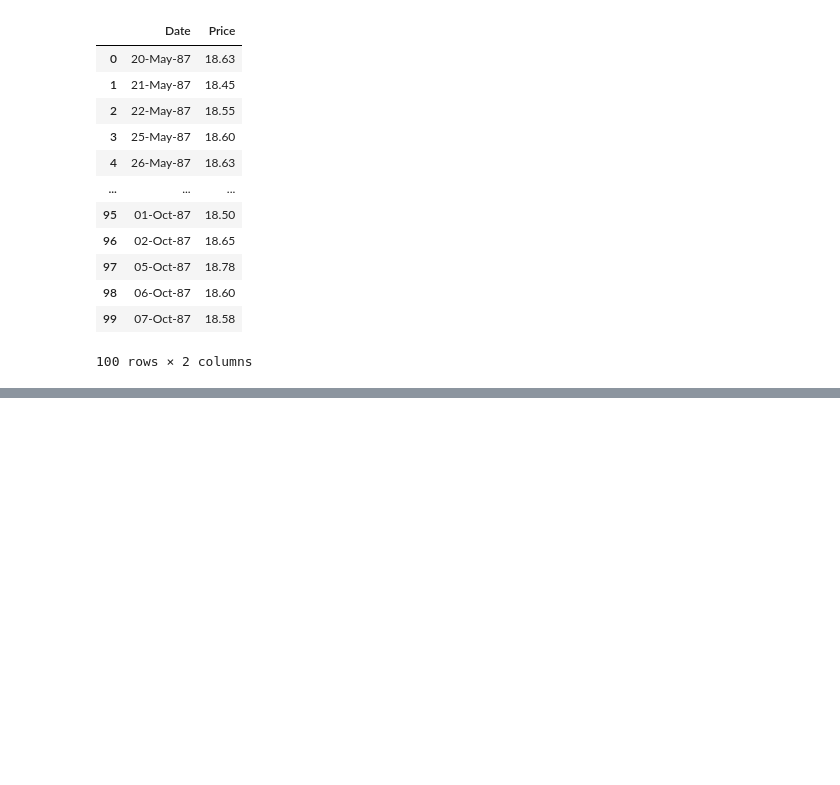
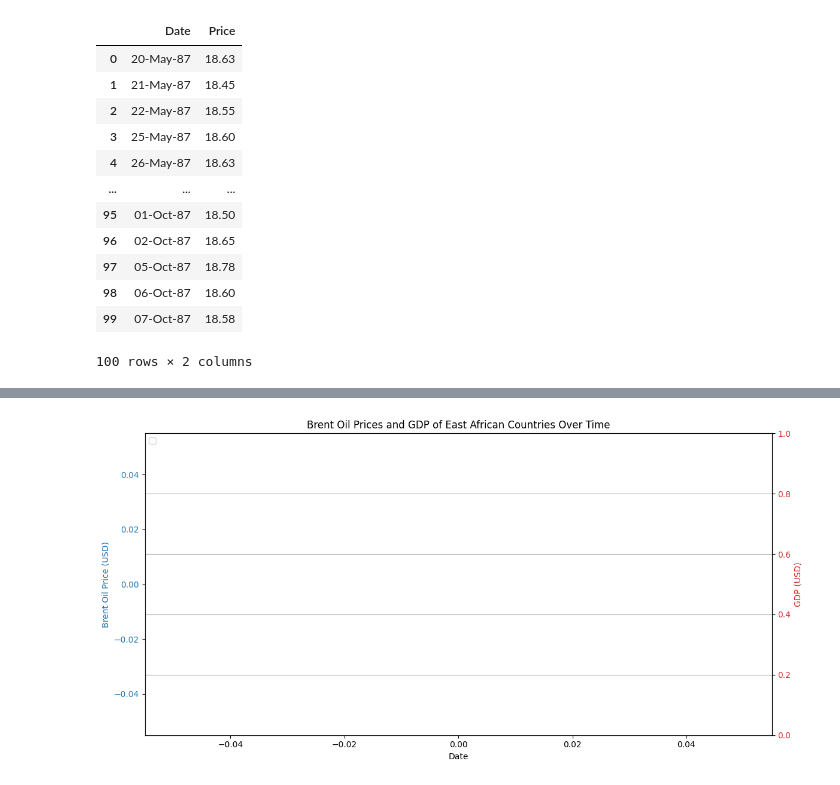
Before and after one commit to Yaadee/Oil_data_analysis, a Jupyter notebook: Notebook/EDA.ipynb, the cells around one changed output, grey strips where cells are left out. Drawn from its saved outputs; the diff is of its cells as text; code cells hidden in the pictures; blank space fills up the shorter version.

```diff
--- a/Notebook/EDA.ipynb
+++ b/Notebook/EDA.ipynb
@@ -19,0 +83,48 @@ data.head(100)
+# %%
+import pandas as pd
+import matplotlib.pyplot as plt
+import seaborn as sns
+
+# Load cleaned data
+brent_prices = pd.read_csv('../Inputs/data/processed_data/cleaned_brent_prices_data.csv')
+gdp_data = pd.read_csv('../Inputs/data/processed_data/cleaned_gdp_data.csv')
+
+# Convert 'Date' columns to datetime format
+brent_prices['Date'] = pd.to_datetime(brent_prices['Date'])
+gdp_data['date'] = pd.to_datetime(gdp_data['date'])
+
+# Filter GDP data for East African countries
+east_african_countries = ['Djibouti', 'Eritrea', 'Ethiopia', 'Kenya', 'Rwanda', 'Somalia', 'South Sudan', 'Sudan', 'Uganda']
+gdp_data_east_africa = gdp_data[gdp_data['Country Name'].isin(east_african_countries)]
+
+# Merge Brent prices and GDP data on Date
+merged_data = pd.merge(brent_prices, gdp_data_east_africa, left_on='Date', right_on='date')
+
+# Plot Brent Oil Prices and GDP for East African Countries
+fig, ax1 = plt.subplots(figsize=(12, 6))
+
+# Plot Brent Oil Prices
+color = 'tab:blue'
+ax1.set_xlabel('Date')
+ax1.set_ylabel('Brent Oil Price (USD)', color=color)
+ax1 = sns.lineplot(data=merged_data, x='Date', y='Price', color=color)
+ax1.tick_params(axis='y', labelcolor=color)
+ax1.set_title('Brent Oil Prices and GDP of East African Countries Over Time')
+
+# Create a secondary y-axis for GDP
+ax2 = ax1.twinx()
+color = 'tab:red'
+ax2.set_ylabel('GDP (USD)', color=color)
+ax2 = sns.lineplot(data=merged_data, x='Date', y='GDP', hue='Country Name', palette='tab10', linewidth=1.5, ax=ax2)
+ax2.tick_params(axis='y', labelcolor=color)
+
+# Adding legend for GDP plot
+lines, labels = ax2.get_legend_handles_labels()
+ax2.legend(lines, labels, loc='upper left')
+
+plt.xticks(rotation=45)
+plt.grid(True)
+plt.tight_layout()
+plt.show()
+# %% [output]
+[figure, added]
```
Also changed, not shown: parts of 4 cells of this notebook, 18 other files.
